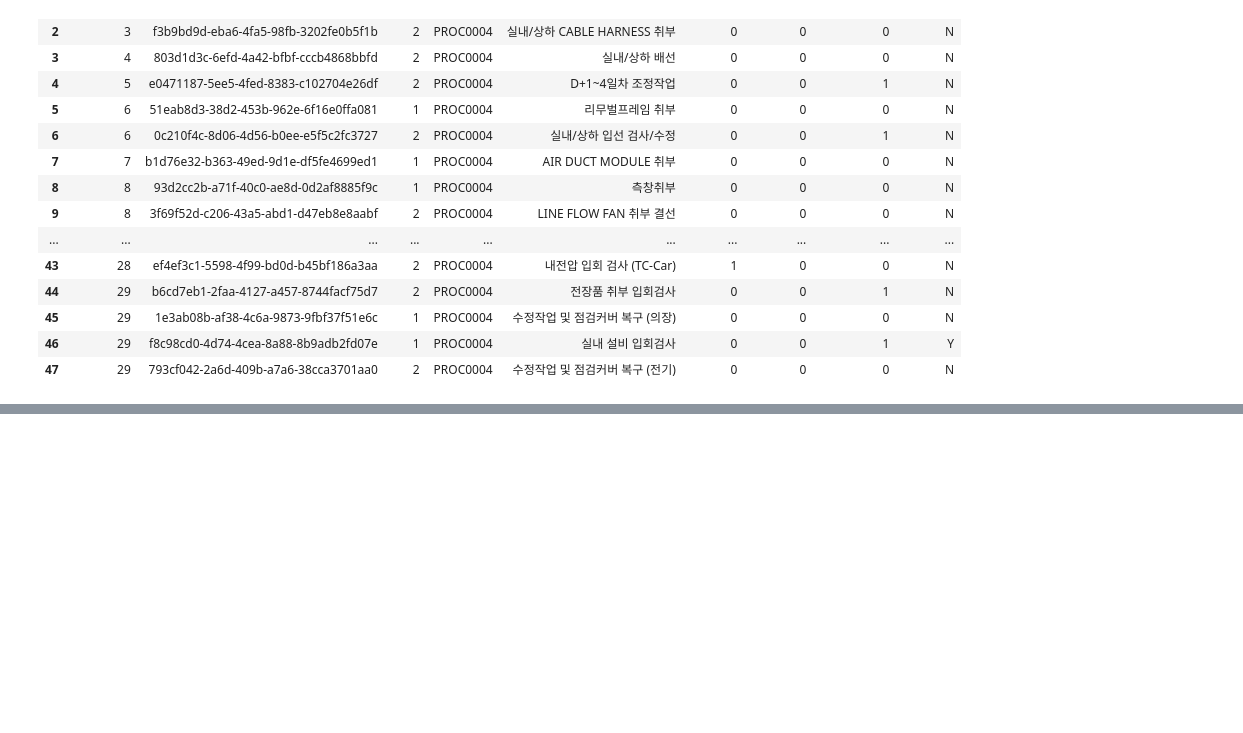
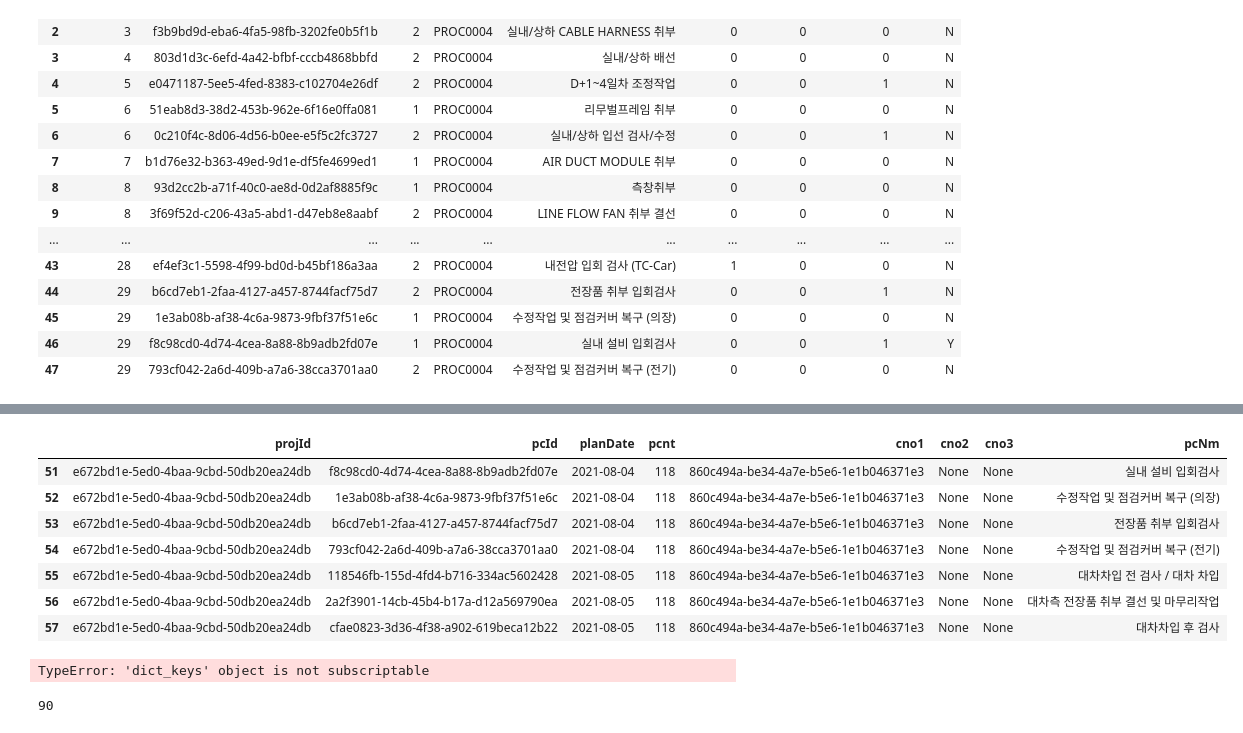
Before and after one commit to elin914/woojin, a Jupyter notebook: test code/load api.ipynb, the cells around one changed output, grey strips where cells are left out. Cells and saved outputs as stored; diff of their text form; code cells hidden in the pictures; blank space fills up the shorter version.

```diff
--- a/test code/load api.ipynb
+++ b/test code/load api.ipynb
@@ -118,7 +142,7 @@ df_process_seq[df_process_seq['pcId'].isin(df_proc4['pcId'])]
 # %% [output]
 |  | procSeq | procId | pcId | pcNm | wt | projId | projNm | transYn | desc1 | useTc | useT | ... |
 # %%
-data_all_cars = load_api('https://corners.synology.me:30006/woojin-dev490/Cars/' + project_id + '?allYn=Y')
+data_all_cars = load_api('https://corners.synology.me:30006/woojin-dev490/Cars/' + project_id + '?allYn=N')
 df_all_cars = pd.DataFrame(data_all_cars['data'])
 df_all_cars
 # %% [output]
@@ -289,0 +355,36 @@ df_proc4
+# %%
+start_date = pd.to_datetime('2021-08-01')
+end_date = pd.to_datetime('2021-10-31')
+# %%
+data_dict = dict()
+for car_id in list(df_all_cars['carId']):
+    data_temp = load_api('https://corners.synology.me:30006/woojin-dev490/WorkPlan/' + project_id + '/' + car_id)
+    if data_temp['code'] == 10:
+        continue
+    df_temp = pd.DataFrame(data_temp['data'])
+    df_temp = df_temp[pd.to_datetime(df_temp['planDate']) >= start_date]
+    df_temp = df_temp[pd.to_datetime(df_temp['planDate']) <= end_date]
+    df_temp = df_temp[df_temp['pcId'].isin(df_proc['pcId'])]
+    if df_temp.shape[0] == 0:
+        continue
+    data_dict[car_id] = df_temp
+    break
+# %%
+df_temp
+# %% [output]
+|  | projId | pcId | planDate | pcnt | cno1 | cno2 | cno3 | pcNm |
+| 51 | e672bd1e-5ed0-4baa-9cbd-50db20ea24db | f8c98cd0-4d74-4cea-8a88-8b9adb2fd07e | 2021-08-04 | 118 | 860c494a-be34-4a7e-b5e6-1e1b046371e3 | None | None | 실내 설비 입회검사 |
+| 52 | e672bd1e-5ed0-4baa-9cbd-50db20ea24db | 1e3ab08b-af38-4c6a-9873-9fbf37f51e6c | 2021-08-04 | 118 | 860c494a-be34-4a7e-b5e6-1e1b046371e3 | None | None | 수정작업 및 점검커버 복구 (의장) |
+| 53 | e672bd1e-5ed0-4baa-9cbd-50db20ea24db | b6cd7eb1-2faa-4127-a457-8744facf75d7 | 2021-08-04 | 118 | 860c494a-be34-4a7e-b5e6-1e1b046371e3 | None | None | 전장품 취부 입회검사 |
+| 54 | e672bd1e-5ed0-4baa-9cbd-50db20ea24db | 793cf042-2a6d-409b-a7a6-38cca3701aa0 | 2021-08-04 | 118 | 860c494a-be34-4a7e-b5e6-1e1b046371e3 | None | None | 수정작업 및 점검커버 복구 (전기) |
+| 55 | e672bd1e-5ed0-4baa-9cbd-50db20ea24db | 118546fb-155d-4fd4-b716-334ac5602428 | 2021-08-05 | 118 | 860c494a-be34-4a7e-b5e6-1e1b046371e3 | None | None | 대차차입 전 검사 / 대차 차입 |
+| 56 | e672bd1e-5ed0-4baa-9cbd-50db20ea24db | 2a2f3901-14cb-45b4-b17a-d12a569790ea | 2021-08-05 | 118 | 860c494a-be34-4a7e-b5e6-1e1b046371e3 | None | None | 대차측 전장품 취부 결선 및 마무리작업 |
+| 57 | e672bd1e-5ed0-4baa-9cbd-50db20ea24db | cfae0823-3d36-4f38-a902-619beca12b22 | 2021-08-05 | 118 | 860c494a-be34-4a7e-b5e6-1e1b046371e3 | None | None | 대차차입 후 검사 |
+# %%
+data_dict[data_dict.keys()[0]]
+# %% [output]
+TypeError: 'dict_keys' object is not subscriptable
+# %%
+len(data_dict.values())
+# %% [output]
+90
```
Also changed, not shown: parts of 14 cells of this notebook, 6 other files.
